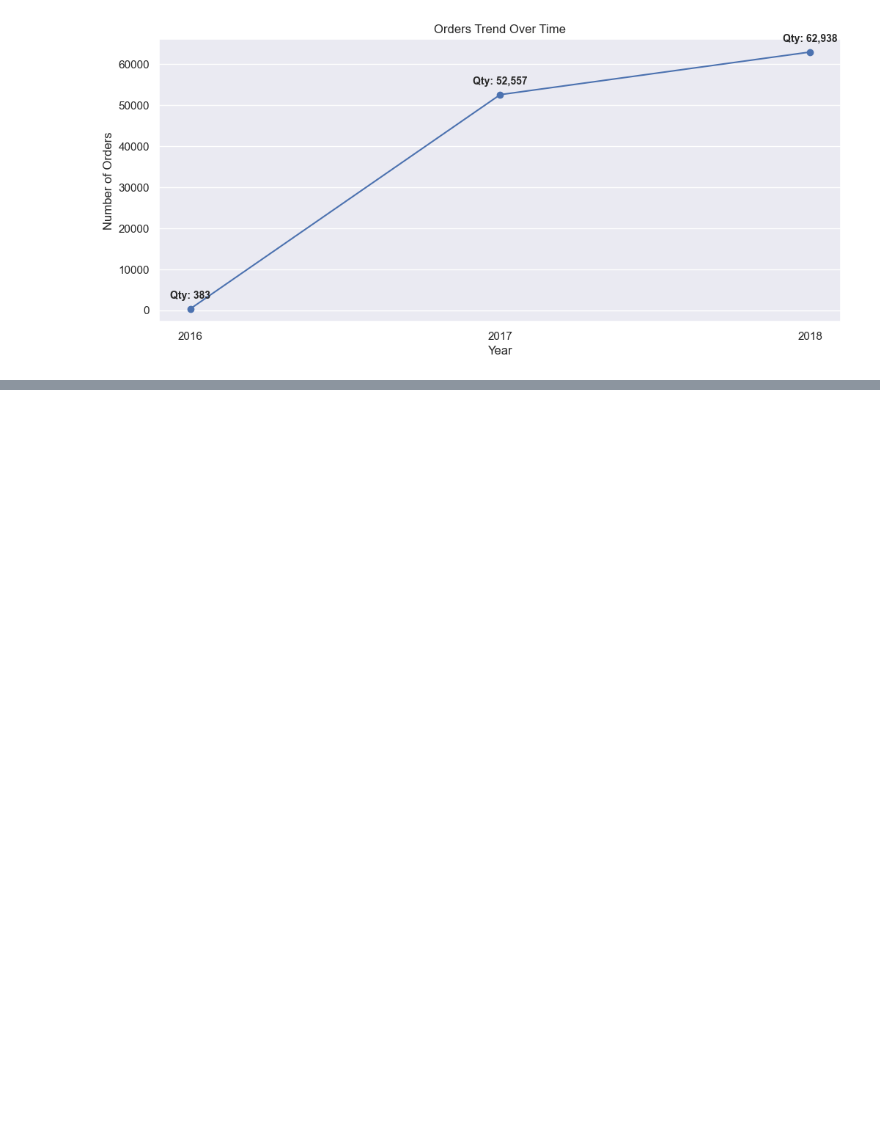
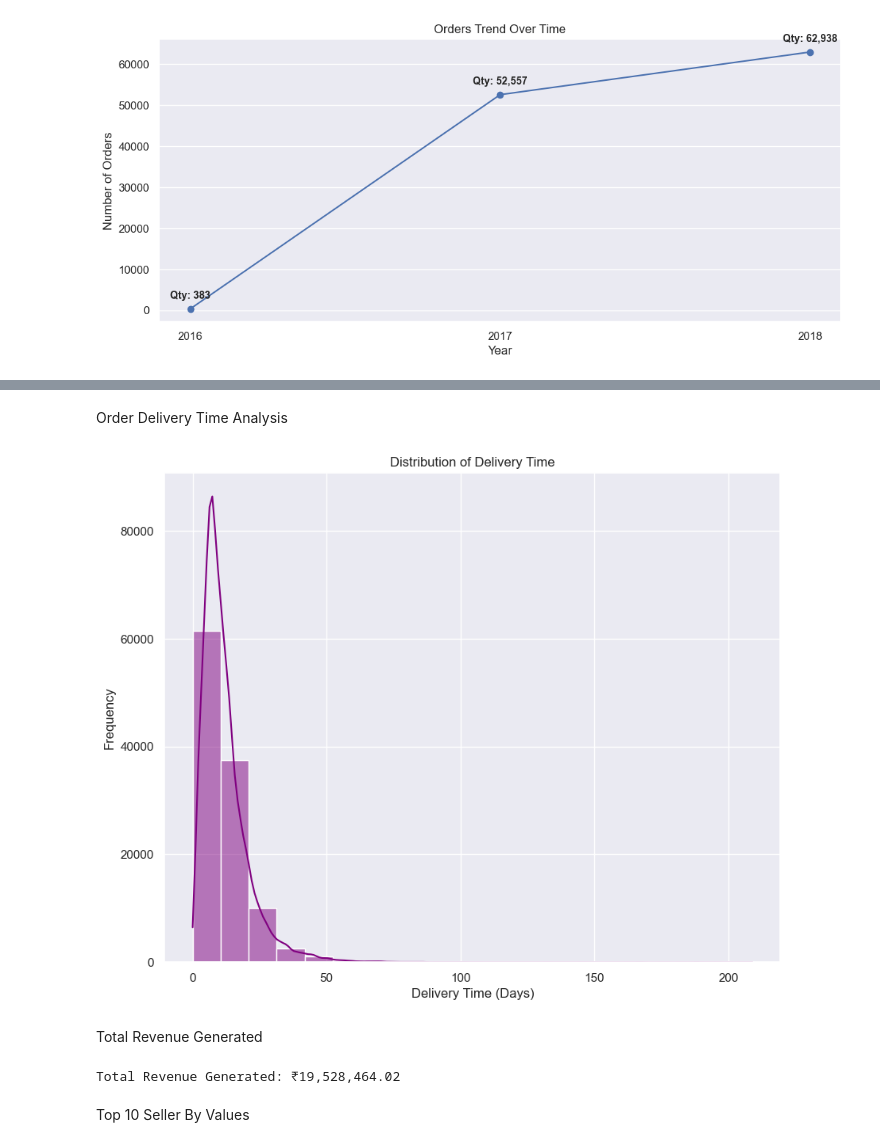
Before and after one commit to SauhardSHukla/Business_Analytics, a Jupyter notebook: Ecommerce_customer_segmentation/Customer.ipynb, the cells around one changed output, grey strips where cells are left out. Cells and saved outputs as stored; diff of their text form; code cells hidden in the pictures; blank space fills up the shorter version.

```diff
--- a/Ecommerce_customer_segmentation/Customer.ipynb
+++ b/Ecommerce_customer_segmentation/Customer.ipynb
@@ -277,0 +328,28 @@ plt.show()
+# %% [markdown]
+Order Delivery Time Analysis
+# %%
+df['order_delivered_customer_date'] =pd.to_datetime(df['order_delivered_customer_date'],errors='coerce')
+df['order_purchase_timestamp']=pd.to_datetime(df['order_purchase_timestamp'],errors='coerce')
+
+# Creation of New Column in the DataFrame
+df['Delivery_Days'] = (df['order_delivered_customer_date'] -df['order_purchase_timestamp']).dt.days
+df=df.dropna(subset=['Delivery_Days'])
+
+# Plot
+plt.figure(figsize=(10,8))
+sns.histplot(df['Delivery_Days'],bins=20,color='Purple',kde=True)
+plt.xlabel("Delivery Time (Days)")
+plt.ylabel("Frequency")
+plt.title("Distribution of Delivery Time")
+plt.show()
+# %% [output]
+[figure, added]
+# %% [markdown]
+Total Revenue Generated
+# %%
+total_revenue = df['payment_value'].sum()
+print(f"Total Revenue Generated: ₹{total_revenue:,.2f}")
+# %% [output]
+Total Revenue Generated: ₹19,528,464.02
+# %% [markdown]
+Top 10 Seller By Values
```
Also changed, not shown: parts of 10 cells of this notebook.
